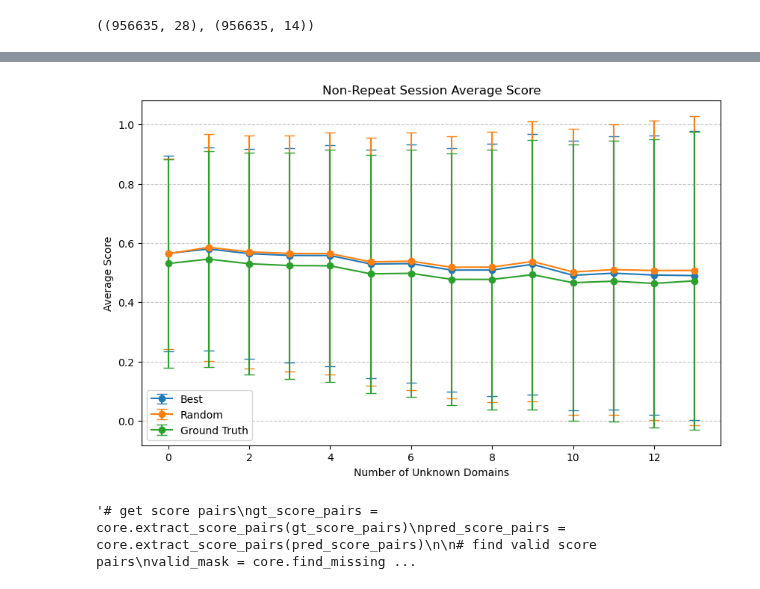
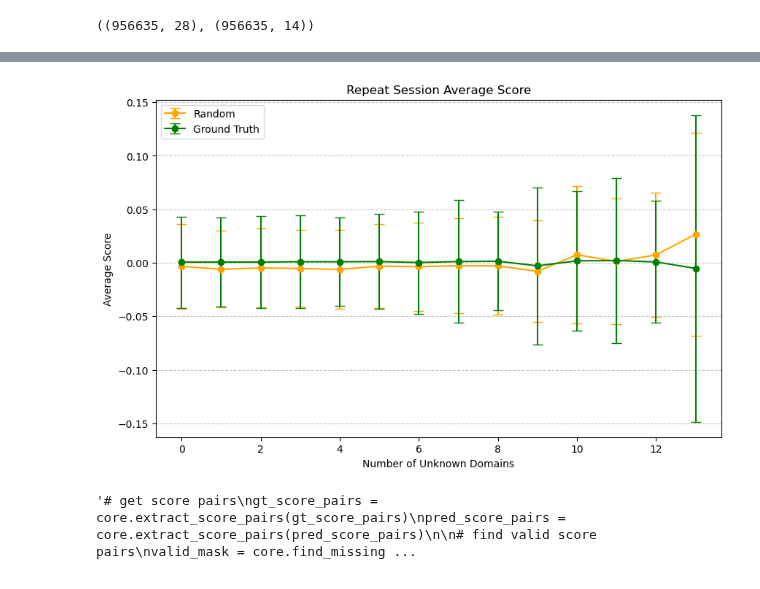
Before and after one commit to twchen88/ct_research, a Jupyter notebook: v2/notebooks/02_aggregate_average_debug.ipynb, the cells around one changed output, grey strips where cells are left out. Cells and saved outputs as stored; diff of their text form; code cells hidden in the pictures.

Commit message:
Update 02_aggregate_average_debug.ipynb
Random is working as expected

```diff
--- a/v2/notebooks/02_aggregate_average_debug.ipynb
+++ b/v2/notebooks/02_aggregate_average_debug.ipynb
@@ -208,4 +167,4 @@ _, scores_gt = core.split_encoding_and_scores(test_x, dims=14)
 # %%
 # ground truth future scores
-future_scores_gt = test_predictions
+future_scores_gt = test_y
 # %%
@@ -217,14 +206,10 @@ scores_gt.shape, future_score_gt.shape
 prediction_list = []
 rows, cols = test_y.shape
 _, scores = core.split_encoding_and_scores(test_x, dims=14)
-for domain in range(14):
-    print("============= domain %d" % (domain + 1))
-    encoding = core.create_single_encoding(rows, cols, domain)
-    print("encoding: ", encoding)
-    tmp_single = core.add_encoding(scores, encoding)
-    print("data put in model", tmp_single)
+for domain in missing_counts:
+    single_encoding = core.create_single_encoding(rows, cols, domain)
+    tmp_single = core.add_encoding(scores, single_encoding)
     single_prediction = shared.inference(model, tmp_single)
-    print("prediction: ", single_prediction)
     prediction_list.append(single_prediction[:, domain])
 
 prediction_matrix = np.column_stack(prediction_list)
@@ -259,7 +224,7 @@ future_scores_best.shape, best_encoding.shape
 # %%
 # random
-future_scores_random = core.find_random_predictions(
+random_encoding, future_scores_random = core.find_random_predictions(
     model=model,
-    data=test_x,
+    data=scores_gt,
     run_type=run_type
 )
@@ -286,12 +282,15 @@ for n in missing_counts:
     future_scores_random_tmp = future_scores_random[missing_mask]
 
     difference_gt = future_scores_gt_tmp - scores_gt_tmp
+    difference_gt = difference_gt[encoding[missing_mask] == 1]
     difference_best = future_scores_best_tmp - scores_gt_tmp
+    difference_best = difference_best[best_encoding[missing_mask] == 1]
     difference_random = future_scores_random_tmp - scores_gt_tmp
+    difference_random = difference_random[random_encoding[missing_mask] == 1]
 
-    average_gt = np.mean(np.abs(difference_gt))
-    average_best = np.mean(np.abs(difference_best))
-    average_random = np.mean(np.abs(difference_random))
+    average_gt = np.mean(difference_gt)
+    average_best = np.mean(difference_best)
+    average_random = np.mean(difference_random)
 
     std_gt = np.std(difference_gt)
     std_best = np.std(difference_best)
@@ -309,25 +353,25 @@ import matplotlib.pyplot as plt
 # %%
 # Define x-axis values (number of unknown domains)
 # Plot with error bars
 plt.figure(figsize=(10, 6))
 
-plt.errorbar(missing_counts, average_best_list, yerr=std_best_list, label="Best", fmt='-o', capsize=5)
-plt.errorbar(missing_counts, average_random_list, yerr=std_random_list, label="Random", fmt='-o', capsize=5)
-plt.errorbar(missing_counts, average_gt_list, yerr=std_gt_list, label="Ground Truth", fmt='-o', capsize=5)
+# plt.errorbar(missing_counts, average_best_list, yerr=std_best_list, label="Best", fmt='-o', capsize=5, color="blue")
+plt.errorbar(missing_counts, average_random_list, yerr=std_random_list, label="Random", fmt='-o', capsize=5, color="orange")
+plt.errorbar(missing_counts, average_gt_list, yerr=std_gt_list, label="Ground Truth", fmt='-o', capsize=5, color="green")
 
 # Labels and Title
 plt.xlabel("Number of Unknown Domains")
 plt.ylabel("Average Score")
-plt.title("Non-Repeat Session Average Score")
+plt.title("Repeat Session Average Score")
 
 # Legend and Grid
 plt.legend()
 plt.grid(axis='y', linestyle='--', alpha=0.7)
 
 # Show plot
 plt.show()
 # %% [output]
-[figure, old version]
+[figure, new version]
 # %%
 '''# get score pairs
 gt_score_pairs = core.extract_score_pairs(gt_score_pairs)
```
Also changed, not shown: parts of 20 cells of this notebook.
